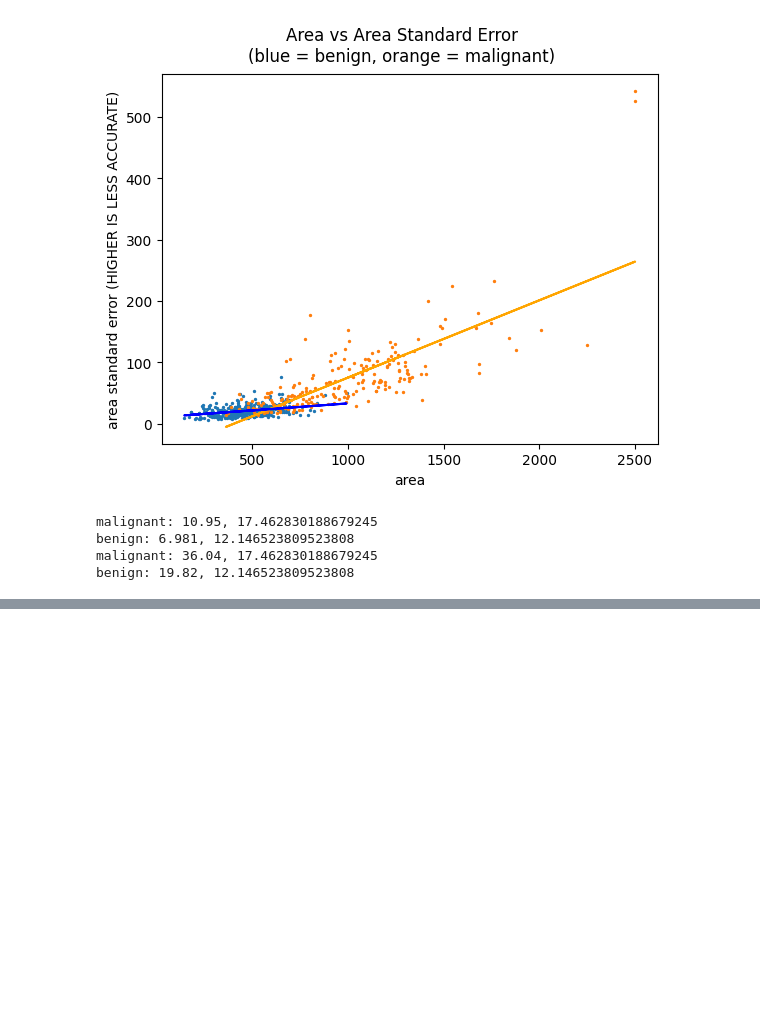
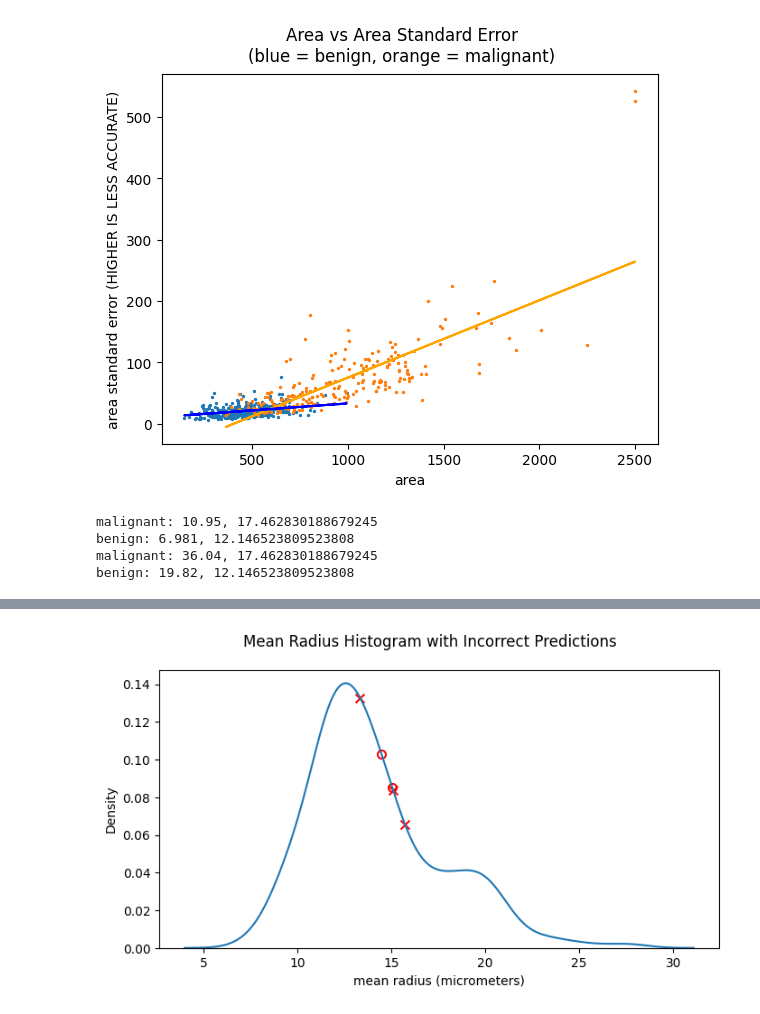
Before and after one commit to build-summer-2025/async-final-project-teal-nicholas, a Jupyter notebook: final_project_example.ipynb, the cells around one changed output, grey strips where cells are left out. Saved outputs shown, nothing was run; the diff lists cells and outputs as text; code cells hidden in the pictures; blank space fills up the shorter version.

```diff
--- a/final_project_example.ipynb
+++ b/final_project_example.ipynb
@@ -385,0 +440,10 @@ benign: 19.82, 12.146523809523808
+# %%
+testing_results = testing_data.copy()
+
+testing_results['prediction'] = predictions
+testing_results['actual diagnosis'] = testing_target
+
+# testing_results.head(10)
+
+incorrect = testing_results[testing_results['prediction'] != testing_results['actual diagnosis']]
+incorrect.head(10)
@@ -385,0 +458,23 @@ benign: 19.82, 12.146523809523808
+# %%
+plt.figure(figsize = (8, 4))
+kde_plot = sns.kdeplot(data = df['radius_mean'])
+plt.xlabel('mean radius (micrometers)')
+plt.suptitle('Mean Radius Histogram with Incorrect Predictions')
+
+kde_line = kde_plot.lines[0]
+
+kde_x, kde_y = kde_line.get_data()
+
+for index, value in incorrect.iterrows():
+    if value['prediction'] == 1:
+        marker = 'x'
+    else:
+        marker = '$◯$'
+    plt.scatter(value['radius_mean'],
+                np.interp(value['radius_mean'], kde_x, kde_y),
+                s = 50,
+                color = 'red',
+                marker = marker,
+                facecolors = None)
+# %% [output]
+[figure, added]
```
Also changed, not shown: parts of 19 cells of this notebook.
